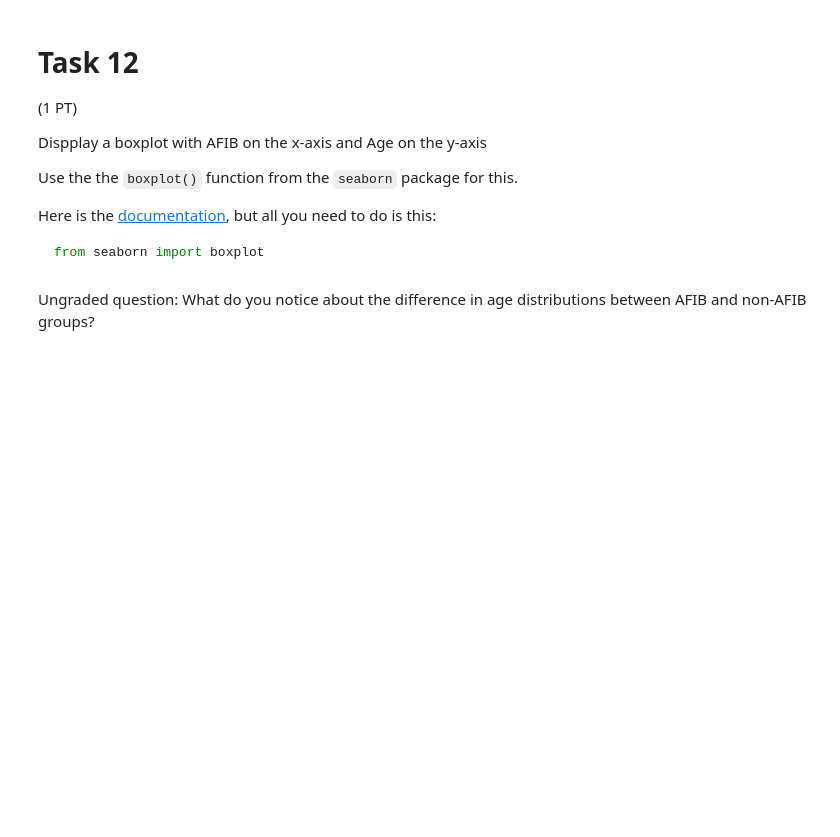
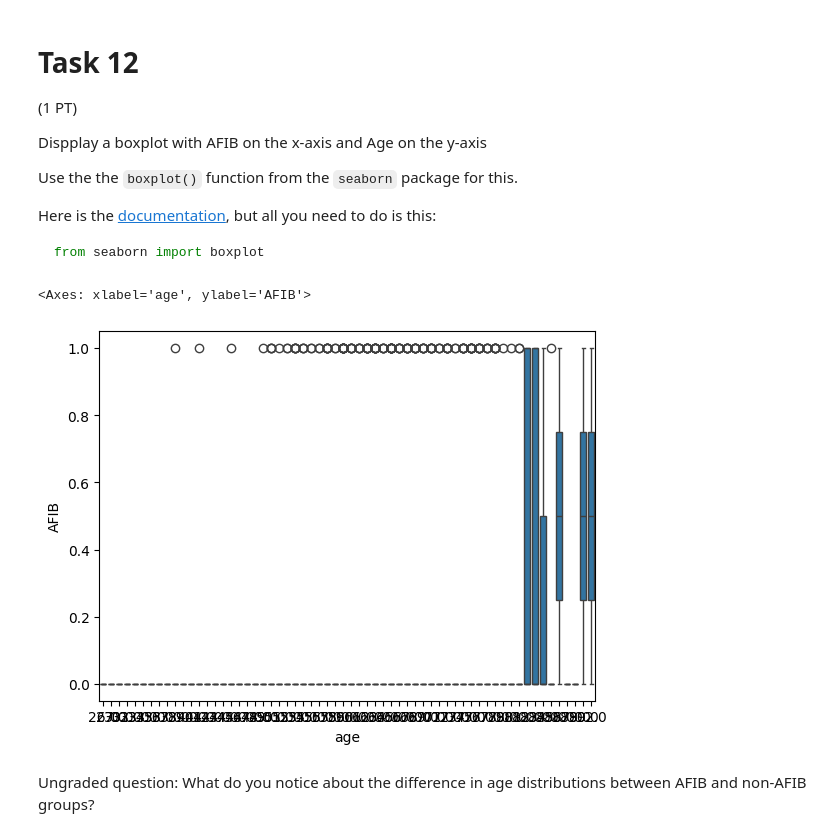
Before and after one commit to Niarfe/DS5100-dpy8wq, a Jupyter notebook: lessons/M06/M06-HW-1-1.ipynb, the cells around one changed output. Cells and saved outputs as stored; diff of their text form; code cells hidden in the pictures; blank space fills up the shorter version.

```diff
--- a/lessons/M06/M06-HW-1-1.ipynb
+++ b/lessons/M06/M06-HW-1-1.ipynb
@@ -128,7 +122,7 @@ df[(df[1] == '?')]
 Replace `'?'` with `np.nan` in the age column.
 # %%
 # CODE HERE
-df[1] = df.apply(lambda x: np.nan if x[1] == '?' else x[1])
+df[1] = df[1].replace('?', np.nan)
 # %% [markdown]
 ## Task 5
 
@@ -183,0 +176,4 @@ Run the lambda function above, then show the data type of `age` is no longer str
+# %%
+# CODE HERE
+df[1] = df[1].apply(lambda x: float(x) if isinstance(x, str) else x)
+df[1].dtype
@@ -249,3 +262,5 @@ Print the shape of this dataframe.
 Hint: you can pass a list of column names to the dataframe indexer to get a dataframe with a subset of columns.
 # %%
 # CODE HERE
+age_afib = df[[1,112]]
+age_afib.shape
@@ -269,0 +285,4 @@ Rename column `1` to  `'age'` and `2` to `'AFIB'` for `df2`.
+# %%
+# CODE HERE
+age_afib = age_afib.rename({ 1: 'age', 112: 'AFIB'}, axis=1)
+age_afib.head(3)
@@ -286,2 +308,9 @@ from seaborn import boxplot
+# %%
+# CODE HERE
+from seaborn import boxplot
+boxplot(data=age_afib, x="age", y="AFIB")
+# %% [output]
+<Axes: xlabel='age', ylabel='AFIB'>
+[figure, added]
 # %% [markdown]
 Ungraded question: What do you notice about the difference in age distributions between AFIB and non-AFIB groups?
```
Also changed, not shown: parts of 13 cells of this notebook, 1 other file.
